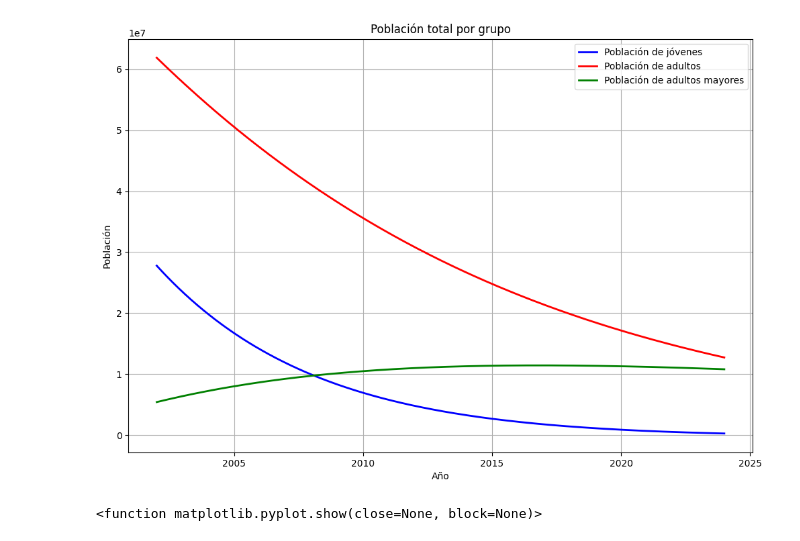
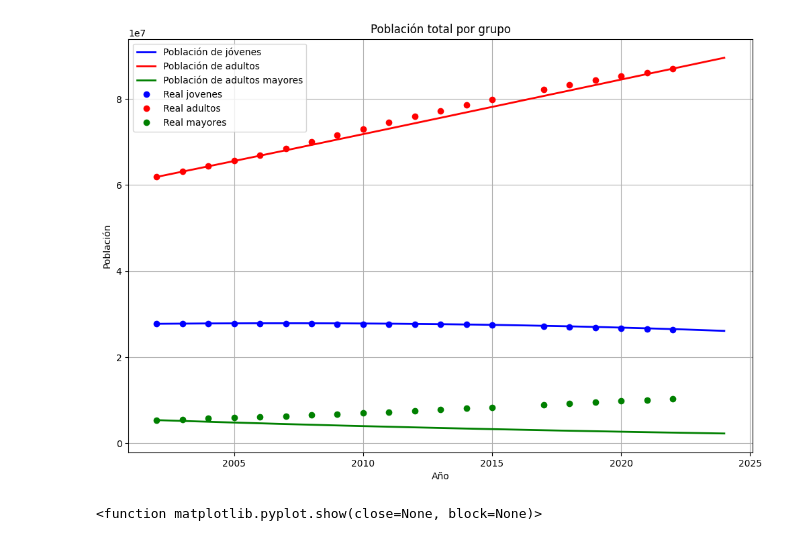
Before and after one commit to Lunaaaalj/MSED, a Jupyter notebook: code/Modelacion_Mexico.ipynb, the cells around one changed output. Cells and saved outputs as stored; diff of their text form; code cells hidden in the pictures.

Commit message:
Improves mexico model and adds documentation pages for both models

```diff
--- a/code/Modelacion_Mexico.ipynb
+++ b/code/Modelacion_Mexico.ipynb
@@ -104,15 +107,20 @@ def sistema_edos(t, y):
     jt, at, et = y
 
     # COEFICIENTES
-    c1 = -0.0050  # tasa de natalidad
-    c2 = 0.0897  # tasa de mortalidad jóvenes
-    c3 = 0.0553  # tasa de mortalidad adultos (positiva)
-    c4 = 0.0380 # tasa de mortalidad mayores
+    c1 = -0.0085  # tasa de natalidad
+    c2 = -0.0207  # tasa de mortalidad jóvenes
+    #const1= -2.161e+06
+    tj=0.0359
+    c3 = -0.0036  # tasa de mortalidad adultos (positiva)
+    #const2=-3.146e+07
+    ta=-0.0002
+    c4 =  0.0344 # tasa de mortalidad mayores
+    #const3=-1.404e+06
 
     # ECUACIONES
-    dyJ = c1*at - c2*jt - (1/15)*jt
-    dyA = (1/50)*jt - c3*at - (1/50)*at
-    dyE = (1/50)*at - c4*et
+    dyJ = c1*at-c2*jt#+const1
+    dyA = tj*jt-c3*at#+const2
+    dyE = ta*at-c4*et#+const3
     return [dyJ, dyA, dyE]
 
 def RK4(func, y0, t0, tf, h):
@@ -121,34 +129,41 @@ def RK4(func, y0, t0, tf, h):
     y_values = np.zeros((n, len(y0)), dtype=float)
     y_values[0] = y0
 
     for i in range(1, n):
         k1 = np.array(func(t_values[i-1], y_values[i-1]))
         k2 = np.array(func(t_values[i-1] + h/2, y_values[i-1] + h*k1/2))
         k3 = np.array(func(t_values[i-1] + h/2, y_values[i-1] + h*k2/2))
         k4 = np.array(func(t_values[i-1] + h,   y_values[i-1] + h*k3))
         y_values[i] = y_values[i-1] + h*(k1 + 2*k2 + 2*k3 + k4)/6
 
     return t_values, y_values
 
 # y0 = [J, A, E] en 2002
 y0 = [27773497,61886631,5399307]
 t0, tf, h = 0, 22, 0.01
 
 t, y = RK4(sistema_edos, y0, t0, tf, h)
 
 years = 2002 + t
 fig, ax = plt.subplots(1, 1, figsize=(12, 8))
+# Modelo
 ax.plot(years, y[:, 0], 'b-', linewidth=2, label='Población de jóvenes')
 ax.plot(years, y[:, 1], 'r-', linewidth=2, label='Población de adultos')
 ax.plot(years, y[:, 2], 'g-', linewidth=2, label='Población de adultos mayores')
+# Reales
+years_real=df["ANIO"]
+ax.plot(years_real,df["Poblacion de jovenes (3-14)"],'bo',markersize=6,label="Real jovenes")
+ax.plot(years_real,df["Poblacion de adultos (15-64)"],'ro',markersize=6,label="Real adultos")
+ax.plot(years_real,df["Poblacion adultos mayores (65+)"],'go',markersize=6,label="Real mayores")
+
 ax.set_title('Población total por grupo')
 ax.set_xlabel('Año')
 ax.set_ylabel('Población')
 ax.grid(True)
 ax.legend()
 plt.show()
 # %% [output]
-[figure, old version]
+[figure, new version]
 # %%
 fig,ax = plt.subplots(1,1,figsize=(12,8))
 ax.plot(df["Poblacion de adultos (15-64)"],linewidth=1,label="Poblacion de adultos")
```
Also changed, not shown: parts of 2 cells of this notebook, 19 other files.
